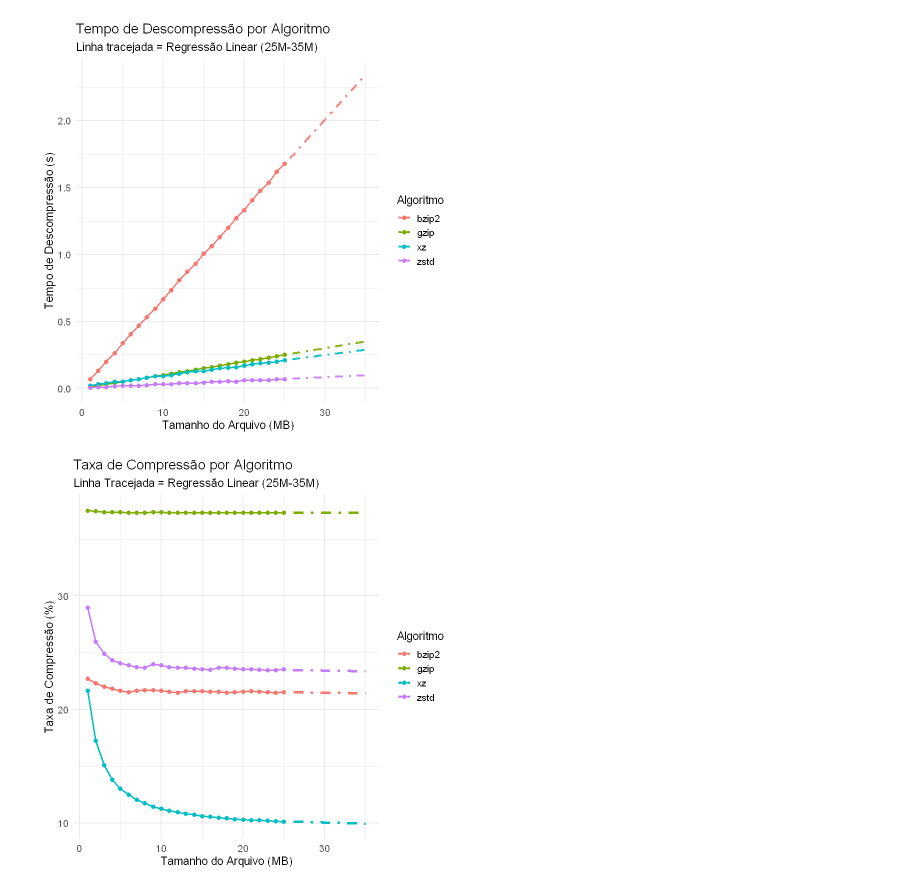
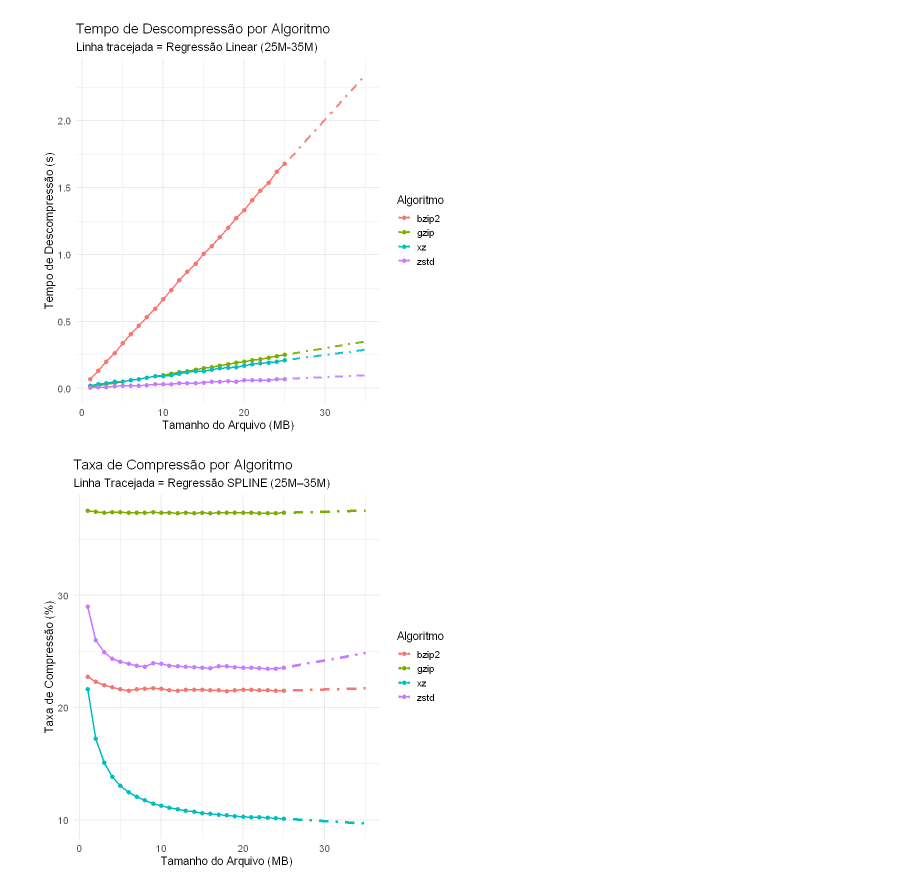
Before and after one commit to lcdsn/perf-sem25-2, a Jupyter notebook: graphs_phase3.ipynb, the cells around one changed output. Saved outputs shown, nothing was run; the diff lists cells and outputs as text; code cells hidden in the pictures.

```diff
--- a/graphs_phase3.ipynb
+++ b/graphs_phase3.ipynb
@@ -196,7 +211,7 @@ print(grafico_reg_decomp)
 [figure]
 # %%
 # -------------------------------------------------------------------
-# Regressão LOESS com Extrapolação via Spline
+# Regressão SPLINE para Taxa de Compressão
 # -------------------------------------------------------------------
 
 df <- resumo
@@ -207,52 +222,50 @@ newdata <- expand_grid(
   tamanho = seq(25, 35, length.out = 300)
 )
 
-# ajustar loess + spline
+# Ajustar spline para cada algoritmo
 modelos <- df %>%
   group_by(algorithm) %>%
   group_split() %>%
   map(~{
     alg <- unique(.x$algorithm)
-    mod_loess <- loess(media_ratio ~ tamanho, data = .x, span = 0.75)
-
-    spline_mod <- smooth.spline(.x$tamanho, fitted(mod_loess))
+    spline_mod <- smooth.spline(.x$tamanho, .x$media_ratio)
 
     list(algorithm = alg, spline = spline_mod)
   })
 
-# previsões
+# Gerar previsões
 preds <- map_dfr(modelos, function(m) {
   dados_alg <- newdata %>% filter(algorithm == m$algorithm)
 
   tibble(
     algorithm = m$algorithm,
     tamanho = dados_alg$tamanho,
     pred = predict(m$spline, dados_alg$tamanho)$y
   )
 })
 
-# gráfico final
+# Gráfico final
 grafico_reg_rate <- ggplot(df, aes(x = tamanho, y = media_ratio, color = algorithm)) +
   geom_point(size = 2) +
   geom_line(size = 1) +
   geom_line(
     data = preds,
     aes(x = tamanho, y = pred, color = algorithm),
     linewidth = 1.5,
     linetype = "dotdash"
   ) +
   labs(
     title = "Taxa de Compressão por Algoritmo",
-    subtitle = "Linha Tracejada = Regressão Linear (25M-35M)",
+    subtitle = "Linha Tracejada = Regressão SPLINE (25M–35M)",
     x = "Tamanho do Arquivo (MB)",
     y = "Taxa de Compressão (%)",
     color = "Algoritmo"
   ) +
   theme_minimal(base_size = 14)
 
 print(grafico_reg_rate)
 # %% [output]
-[figure, old version]
+[figure, new version]
 # %%
 # -------------------------------------------------------------------
 # 9) BAIXAR OS GRÁFICOS
```
Also changed, not shown: parts of 5 cells of this notebook, 1 other file.
